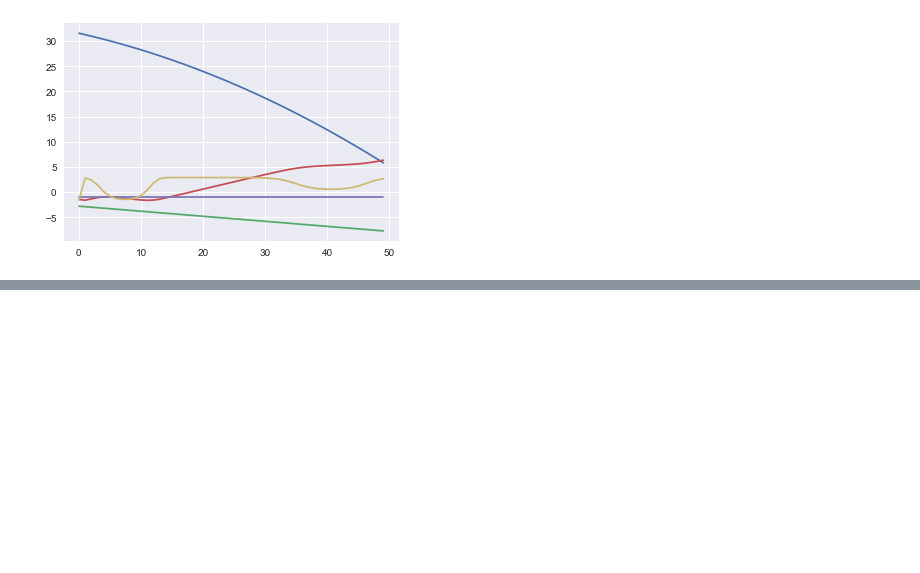
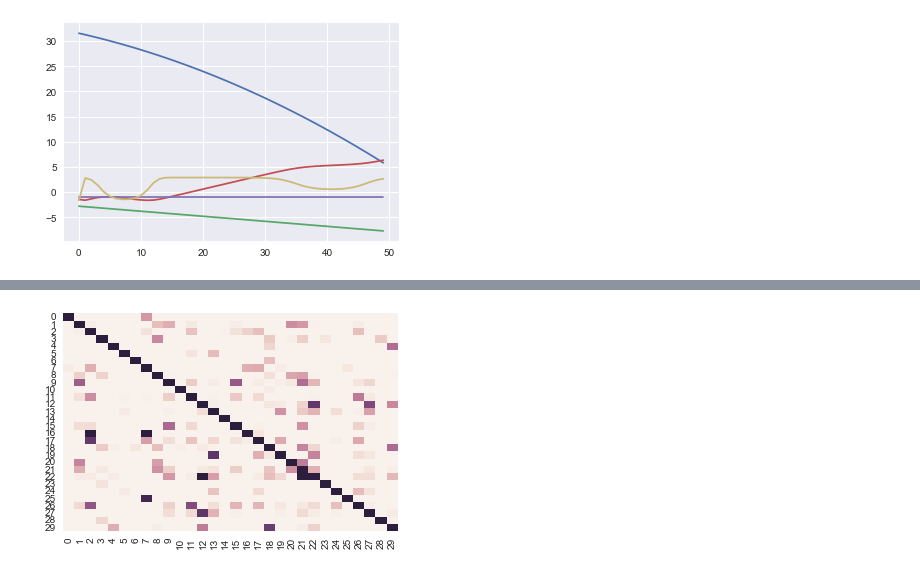
Before and after one commit to MoonBlvd/Sticky-HDP-HMM, a Jupyter notebook: GMM-HMM_clean.ipynb, the cells around one changed output, grey strips where cells are left out. Saved outputs shown, nothing was run; the diff lists cells and outputs as text; code cells hidden in the pictures; blank space fills up the shorter version.

Commit message:
add shdp for multi-dimensional data

```diff
--- a/GMM-HMM_clean.ipynb
+++ b/GMM-HMM_clean.ipynb
@@ -508,17 +508,17 @@ Following are the implementation of the GMM training and HMM transition matrix e
 Technially this is not a GMM-HMM but a an HMM with transition matrix exmtimated from GMM
 We implement it and compare it with the GMM-HMM method
 '''
-from sklearn.mixture import GaussianMixture
+# from sklearn.mixture import GaussianMixture
 
-length = []
-for data in train_data:
-    length.append(data.shape[0])
-X = np.concatenate(train_data)
+# length = []
+# for data in train_data:
+#     length.append(data.shape[0])
+# X = np.concatenate(train_data)
 
-GMM = GaussianMixture(n_components=1,
-                      covariance_type='full',
-                      tol=0.001,
-                      max_iter=1000,
-                      init_params='kmeans',
-                      verbose=1)
-GMM.fit(X)
+# GMM = GaussianMixture(n_components=1,
+#                       covariance_type='full',
+#                       tol=0.001,
+#                       max_iter=1000,
+#                       init_params='kmeans',
+#                       verbose=1)
+# GMM.fit(X)
@@ -524,0 +576,22 @@ GMM.fit(X)
+# %%
+with warnings.catch_warnings():
+    warnings.simplefilter("ignore")
+    fxn()
+    '''
+    Find the transition matrix
+    '''
+    n_component = 30
+    PI = np.zeros([30,30])
+    for segment in train_data:
+        prev_state = int(best_GMM.predict(segment[0,:]))
+        for i in range(1,segment.shape[0]):
+            state = int(best_GMM.predict(segment[i,:]))
+            PI[prev_state,state] += 1
+            prev_state = state
+    PI = PI/np.reshape(np.sum(PI,axis=1),(n_component,1))
+
+    plt.figure(1)
+    sns.heatmap(PI,vmin=0, vmax=0.1, cbar=False)
+    plt.show
+# %% [output]
+[figure, added]
```
Also changed, not shown: parts of 7 cells of this notebook, 3 other files.
